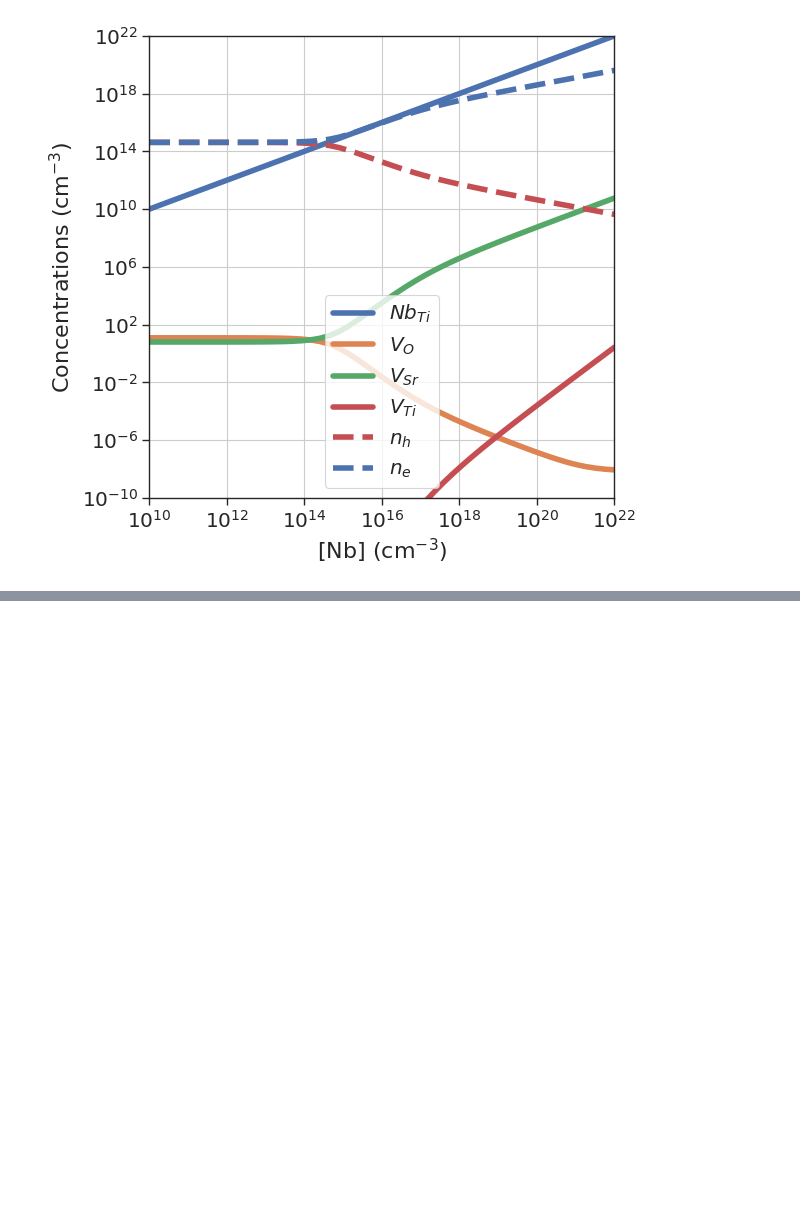
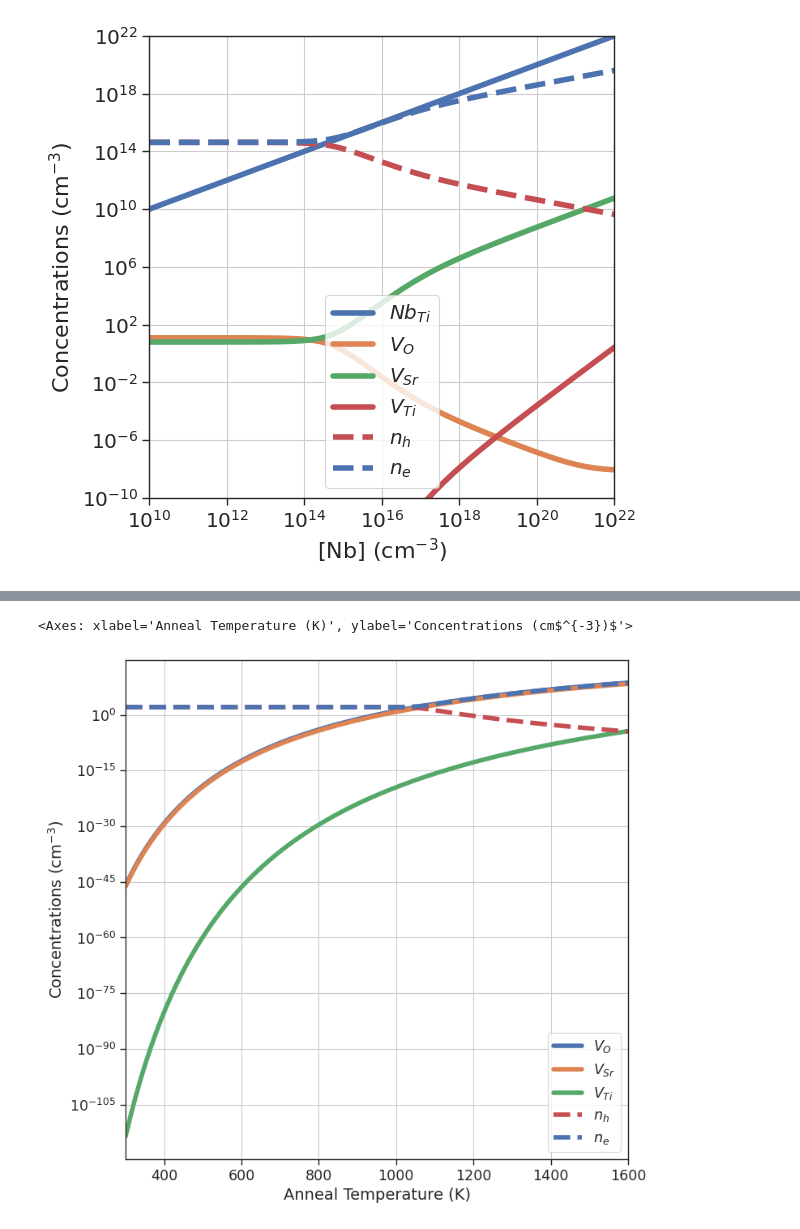
Before and after one commit to lorenzo-villa-hub/defermi, a Jupyter notebook: tutorials/plotter.ipynb, the cells around one changed output, grey strips where cells are left out. Cells and saved outputs as stored; diff of their text form; code cells hidden in the pictures; blank space fills up the shorter version.

```diff
--- a/tutorials/plotter.ipynb
+++ b/tutorials/plotter.ipynb
@@ -140,0 +163,21 @@ plt.grid()
+# %%
+from defermi.thermodynamics import DefectThermodynamics, ThermoData
+import numpy as np
+
+dt = DefectThermodynamics(defects_analysis=da_int,bulk_dos=bulk_dos)
+T_lim = (300,1600)
+temperatures = np.linspace(T_lim[0],T_lim[1],100)
+defect_concentrations = []
+carrier_concentrations = []
+for T in temperatures:
+    tdata = dt.get_single_point_quenched_thermodata(chemical_potentials=chempots,initial_temperature=T,final_temperature=300)
+    defect_concentrations.append(tdata.defect_concentrations)
+    carrier_concentrations.append(tdata.carrier_concentrations)
+
+
+from defermi.plotter import plot_x_vs_concentrations
+
+plot_x_vs_concentrations(x=temperatures,xlabel='Anneal Temperature (K)', defect_concentrations=defect_concentrations,carrier_concentrations=carrier_concentrations,xlim=T_lim)
+# %% [output]
+<Axes: xlabel='Anneal Temperature (K)', ylabel='Concentrations (cm$^{-3})$'>
+[figure, added]
```
Also changed, not shown: parts of 5 cells of this notebook, 1 other file.
